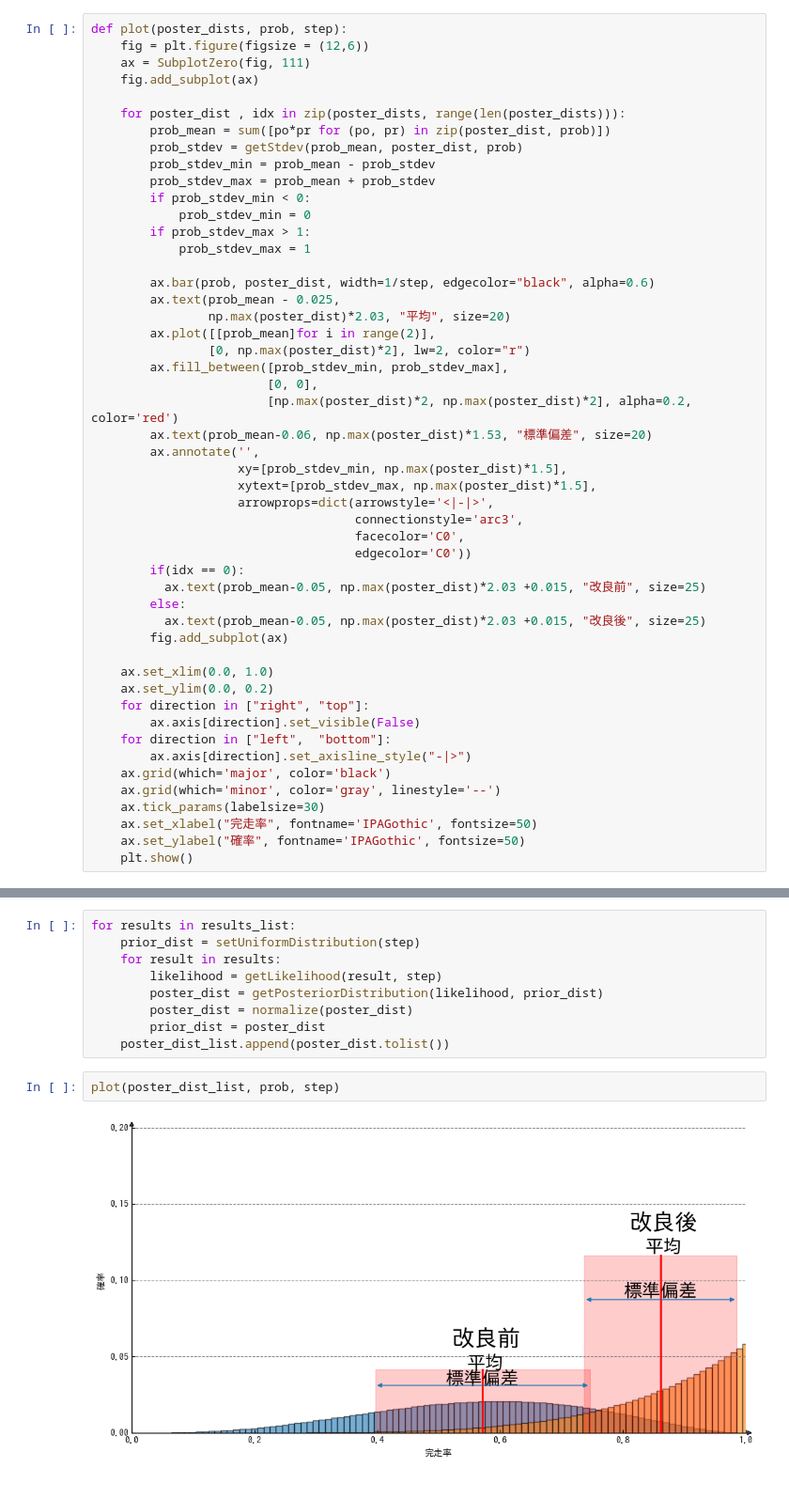
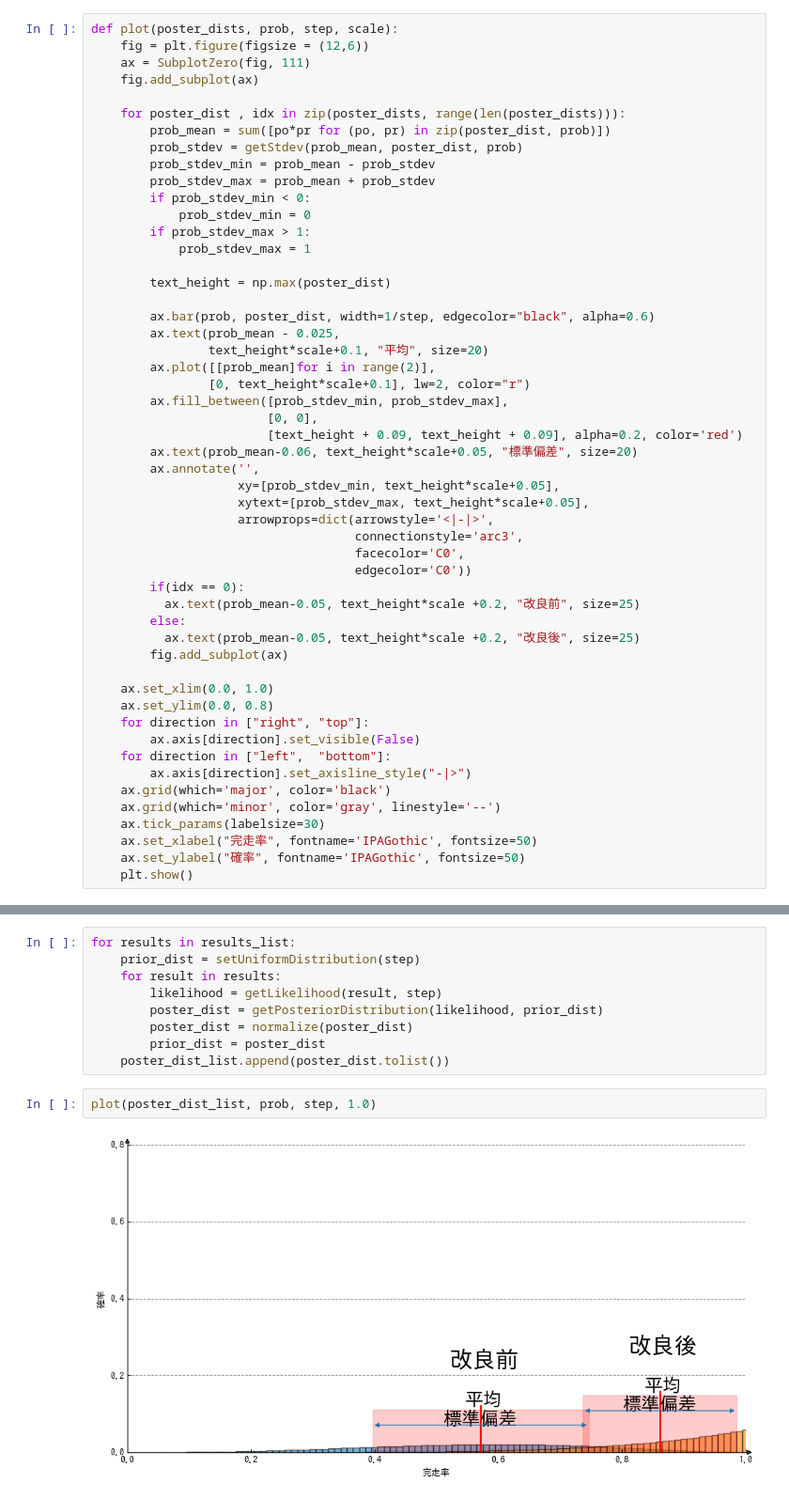
Before and after one commit to uhobeike/calc_posterior_distribution, a Jupyter notebook: compare_posterior_distribution.ipynb, the cells around one changed output, grey strips where cells are left out. Shown: that part at 94% size. Drawn from its saved outputs; the diff is of its cells as text.

```diff
--- a/compare_posterior_distribution.ipynb
+++ b/compare_posterior_distribution.ipynb
@@ -44,7 +53,7 @@ def checkData(results_list):
         if not(result=="完走" or result=="失敗"):
           raise ValueError("引数として、'完走'か'失敗'、区切りのための','のみしか受け付けていません")
 # %%
-def plot(poster_dists, prob, step):
+def plot(poster_dists, prob, step, scale):
     fig = plt.figure(figsize = (12,6))
     ax = SubplotZero(fig, 111)
     fig.add_subplot(ax)
@@ -59,30 +68,32 @@ def plot(poster_dists, prob, step):
         if prob_stdev_max > 1:
             prob_stdev_max = 1
 
+        text_height = np.max(poster_dist)
+
         ax.bar(prob, poster_dist, width=1/step, edgecolor="black", alpha=0.6)
         ax.text(prob_mean - 0.025,
-                np.max(poster_dist)*2.03, "平均", size=20)
+                text_height*scale+0.1, "平均", size=20)
         ax.plot([[prob_mean]for i in range(2)],
-                [0, np.max(poster_dist)*2], lw=2, color="r")
+                [0, text_height*scale+0.1], lw=2, color="r")
         ax.fill_between([prob_stdev_min, prob_stdev_max],
                         [0, 0],
-                        [np.max(poster_dist)*2, np.max(poster_dist)*2], alpha=0.2, color='red')
-        ax.text(prob_mean-0.06, np.max(poster_dist)*1.53, "標準偏差", size=20)
+                        [text_height + 0.09, text_height + 0.09], alpha=0.2, color='red')
+        ax.text(prob_mean-0.06, text_height*scale+0.05, "標準偏差", size=20)
         ax.annotate('',
-                    xy=[prob_stdev_min, np.max(poster_dist)*1.5],
-                    xytext=[prob_stdev_max, np.max(poster_dist)*1.5],
+                    xy=[prob_stdev_min, text_height*scale+0.05],
+                    xytext=[prob_stdev_max, text_height*scale+0.05],
                     arrowprops=dict(arrowstyle='<|-|>',
                                     connectionstyle='arc3',
                                     facecolor='C0',
                                     edgecolor='C0'))
         if(idx == 0):
-          ax.text(prob_mean-0.05, np.max(poster_dist)*2.03 +0.015, "改良前", size=25)
+          ax.text(prob_mean-0.05, text_height*scale +0.2, "改良前", size=25)
         else:
-          ax.text(prob_mean-0.05, np.max(poster_dist)*2.03 +0.015, "改良後", size=25)
+          ax.text(prob_mean-0.05, text_height*scale +0.2, "改良後", size=25)
         fig.add_subplot(ax)
 
     ax.set_xlim(0.0, 1.0)
-    ax.set_ylim(0.0, 0.2)
+    ax.set_ylim(0.0, 0.8)
     for direction in ["right", "top"]:
         ax.axis[direction].set_visible(False)
     for direction in ["left",  "bottom"]:
@@ -119,6 +134,6 @@ for results in results_list:
         prior_dist = poster_dist
     poster_dist_list.append(poster_dist.tolist())
 # %%
-plot(poster_dist_list, prob, step)
+plot(poster_dist_list, prob, step, 1.0)
 # %% [output]
-[figure, old version]
+[figure, new version]
```
Also changed, not shown: parts of 13 cells of this notebook, 1 other file.
